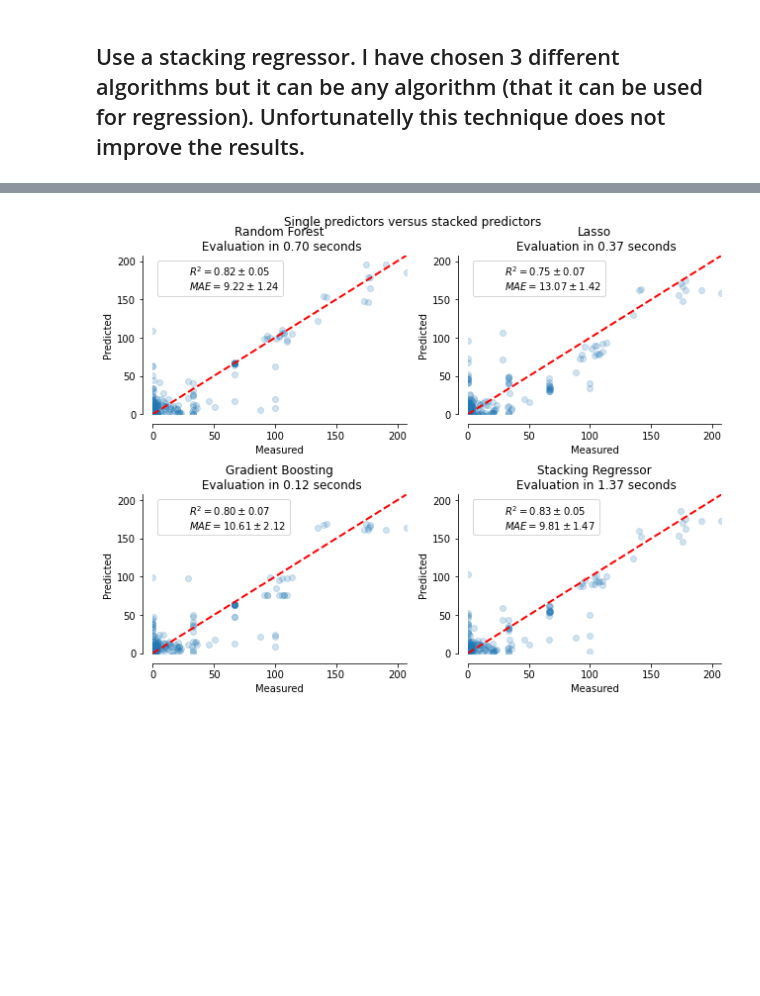
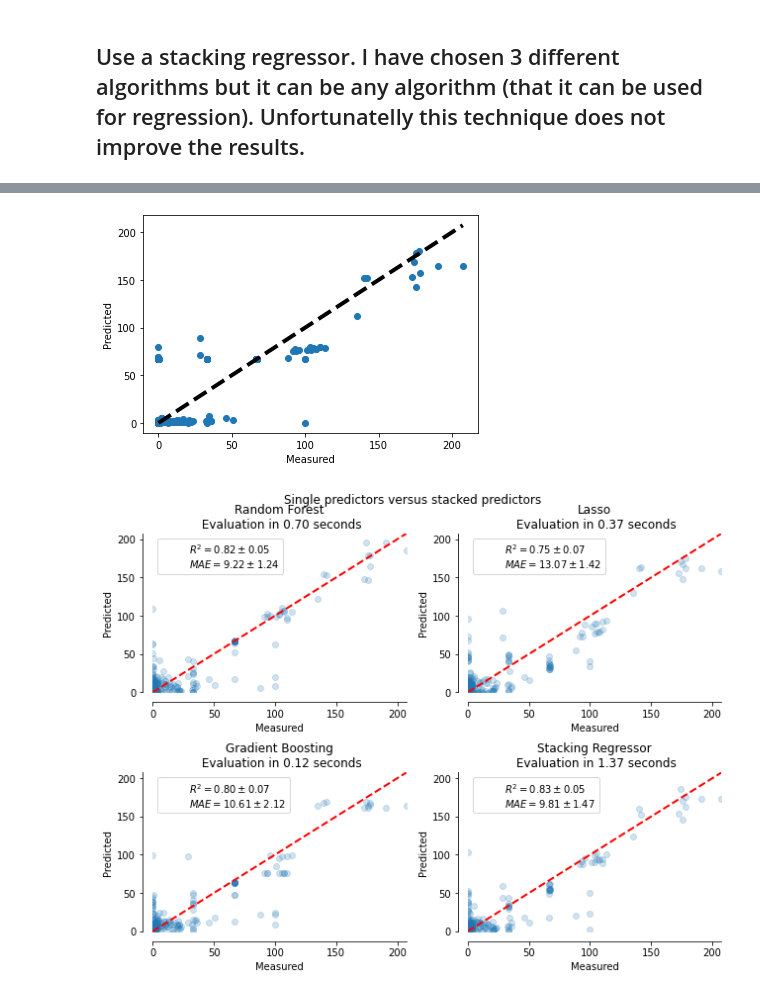
Before and after one commit to giorgosmarinos/Morphemic-performance-metric--prediction, a Jupyter notebook: experiments_notebooks/Performance-prediction-have-used-request-rate-in-the-model.ipynb, the cells around one changed output, grey strips where cells are left out. Drawn from its saved outputs; the diff is of its cells as text; code cells hidden in the pictures; blank space fills up the shorter version.

```diff
--- a/experiments_notebooks/Performance-prediction-have-used-request-rate-in-the-model.ipynb
+++ b/experiments_notebooks/Performance-prediction-have-used-request-rate-in-the-model.ipynb
@@ -554,0 +579,34 @@ R2_train:  0.8671216548296713
+# %%
+from sklearn.svm import SVR
+from sklearn.pipeline import make_pipeline
+"""from sklearn.preprocessing import StandardScaler
+import numpy as np
+n_samples, n_features = 10, 5
+rng = np.random.RandomState(0)
+y = rng.randn(n_samples)
+X = rng.randn(n_samples, n_features)
+regr = make_pipeline(StandardScaler(), SVR(C=1.0, epsilon=0.2))
+regr.fit(X, y)
+"""
+
+
+data_4 = data_3.dropna()
+
+X_train, X_test, y_train, y_test = train_test_split(df_imp_3.drop(columns=['performance']),
+                                                    df_imp_3['performance'],random_state=0)
+regressor = SVR(kernel = 'poly')
+regressor.fit(X_train, y_train)
+cross_val = cross_val_score(regressor, X_train, y_train, cv=10)
+print(cross_val)
+pred = regressor.predict(X_test)
+pred_train = regressor.predict(X_train)
+# R2_test
+print('R2_test: ', r2_score(y_test, pred))
+# R2_train
+print('R2_train: ', r2_score(y_train, pred_train))
+# MSE
+print(mean_squared_error(y_test, pred, squared=True))
+# RMSE
+print(mean_squared_error(y_test, pred, squared=False))
+# MAE
+print(mean_absolute_error(y_test, pred))
@@ -555,3 +621,14 @@ R2_train:  0.8671216548296713
+# %%
+from sklearn.model_selection import cross_val_predict
+predicted = cross_val_predict(regressor, X_train, y_train, cv=10)
+fig, ax = plt.subplots()
+ax.scatter(y_test, pred)
+ax.plot([y_test.min(), y_test.max()], [y_test.min(), y_test.max()], 'k--', lw=4)
+ax.set_xlabel('Measured')
+ax.set_ylabel('Predicted')
+plt.show()
+# %% [output]
+[figure, added]
 # %%
 X = X_test
 y = y_test
```
Also changed, not shown: parts of 64 cells of this notebook.
